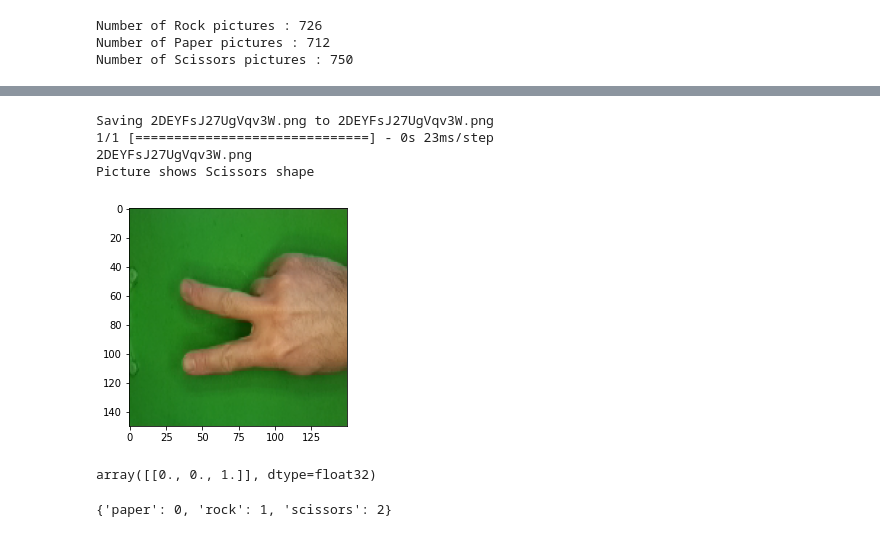
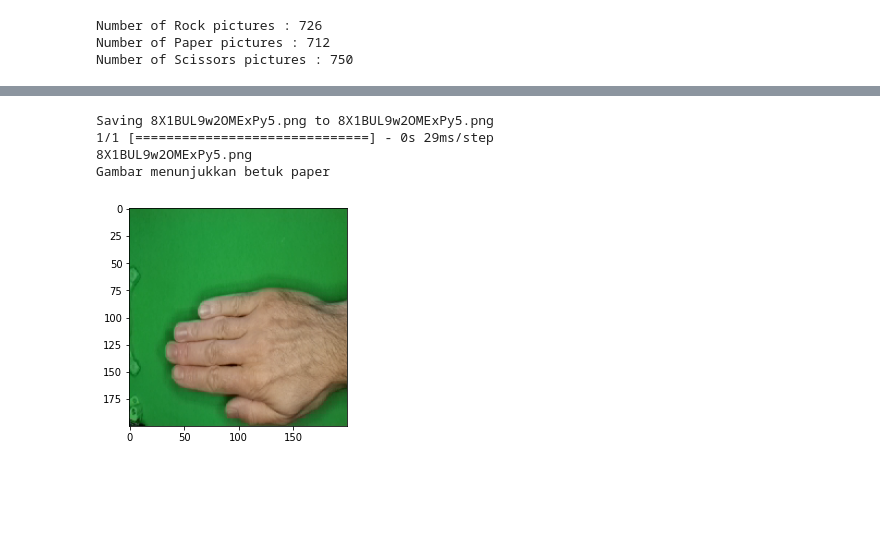
Before and after one commit to hanifjauhari/finalsubmissionrockpaperscissors, a Jupyter notebook: rockpaperscissors.ipynb, the cells around one changed output, grey strips where cells are left out. Drawn from its saved outputs; the diff is of its cells as text; code cells hidden in the pictures; blank space fills up the shorter version.

```diff
--- a/rockpaperscissors.ipynb
+++ b/rockpaperscissors.ipynb
@@ -96,9 +131,9 @@ class myCallback(tf.keras.callbacks.Callback):
       self.model.stop_training= True
 callbacks = myCallback()
 # %%
-# Building an artificial neural network model
+# Membangun neural network model sequential
 model = tf.keras.models.Sequential([
-    tf.keras.layers.Conv2D(16, (3,3), activation='relu', input_shape=(150, 150, 3)),
+    tf.keras.layers.Conv2D(16, (3,3), activation='relu', input_shape=(200, 200, 3)),
     tf.keras.layers.MaxPooling2D(2, 2),
     tf.keras.layers.Conv2D(32, (3,3), activation='relu'),
     tf.keras.layers.MaxPooling2D(2,2),
@@ -134,12 +171,3 @@ _________________________________________________________________
 model.compile(loss='categorical_crossentropy',
               optimizer=tf.optimizers.Adam(),
               metrics=['accuracy'])
-# %%
-# Training an artificial neural network model
-history = model.fit(
-      train_generator,
-      steps_per_epoch=5,  # how many batches will be executed on each epoch
-      epochs=30,
-      validation_data=validation_generator, # display validation data test accuracy
-      validation_steps=5,  # how many batches will be executed on each epoch
-      verbose=2, callbacks=[callbacks])
@@ -163,0 +174,13 @@ Epoch 30/30
+# %%
+# latih artificial neural network model
+
+history = model.fit(
+      train_generator,
+      # berapa banyak batch yang akan dieksekusi pada setiap epoch
+      steps_per_epoch=5,
+      epochs=40,
+      # menampilkan akurasi uji data validasi
+      validation_data=validation_generator,
+      # berapa banyak batch yang akan dieksekusi pada setiap epoch
+      validation_steps=5,
+      verbose=2, callbacks=[callbacks])
@@ -164,48 +205,42 @@ Epoch 30/30
 # %%
 import numpy as np
 from google.colab import files
 from tensorflow.keras.preprocessing import image
 import matplotlib.pyplot as plt
 import matplotlib.image as mpimg
 import matplotlib.pyplot as plt
 import matplotlib.image as mpimg
 %matplotlib inline
 
 uploaded = files.upload()
 
-for fn in uploaded.keys():
+for effen in uploaded.keys():
 
-  # predicting images
-  path = fn
-  img = image.load_img(path, target_size=(150,150))
+  # Untuk Memprediksi Gambar
+  path = effen
+  img = image.load_img(path, target_size=(200,200))
+
 
   imgplot = plt.imshow(img)
   x = image.img_to_array(img)
   x = np.expand_dims(x, axis=0)
   images = np.vstack([x])
 
+
   classes = model.predict(images, batch_size=10)
-  print(fn)
+  print(effen)
   if classes[0][0]==1:
-    print('Picture shows Paper shape')
+    print('Gambar menunjukkan betuk paper')
   elif classes[0][1]==1:
-    print('Picture shows Rock shape')
+    print('Gambar menunjukkan betuk rock')
   elif classes[0][2]==1:
-    print('Picture shows Scissors shape')
+    print('Gambar menunjukkan betuk scissors')
   else:
    print('Unknown')
 # %% [output]
 [interactive output not drawn]
-Saving 2DEYFsJ27UgVqv3W.png to 2DEYFsJ27UgVqv3W.png
-1/1 [==============================] - 0s 23ms/step
-2DEYFsJ27UgVqv3W.png
-Picture shows Scissors shape
+Saving 8X1BUL9w2OMExPy5.png to 8X1BUL9w2OMExPy5.png
+1/1 [==============================] - 0s 29ms/step
+8X1BUL9w2OMExPy5.png
+Gambar menunjukkan betuk paper
-[figure, old version]
+[figure, new version]
-# %%
-classes
-# %% [output]
-array([[0., 0., 1.]], dtype=float32)
-# %%
-print(train_generator.class_indices)
-# %% [output]
-{'paper': 0, 'rock': 1, 'scissors': 2}
```
Also changed, not shown: parts of 18 cells of this notebook.
